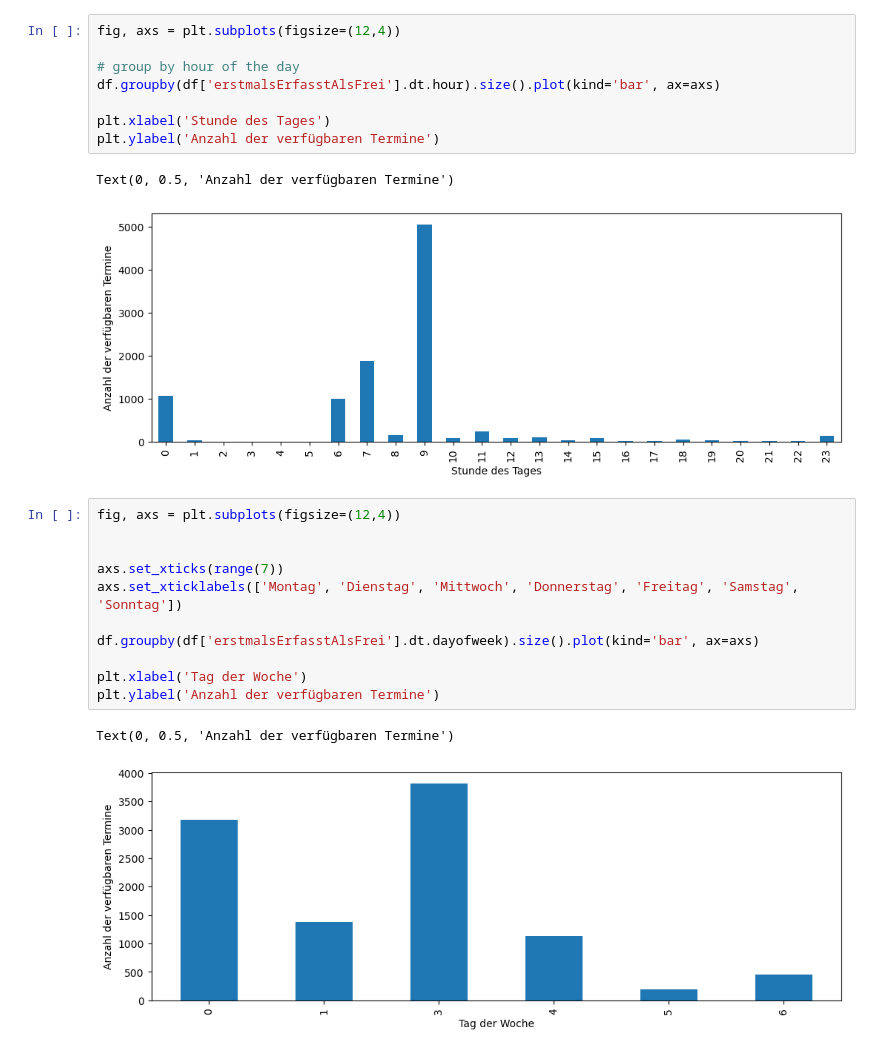
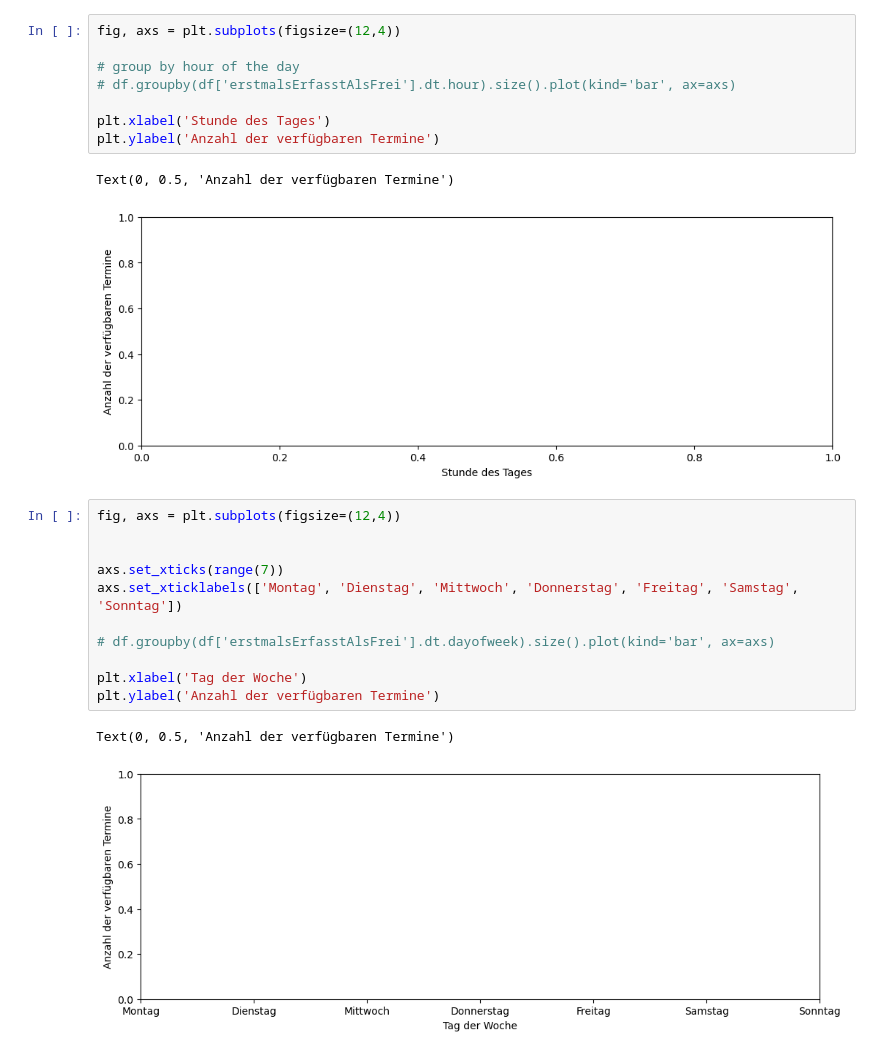
Before and after one commit to davidkempkens/appointment-scraper, a Jupyter notebook: dashboard.ipynb, the cells around one changed output. Cells and saved outputs as stored; diff of their text form.

```diff
--- a/dashboard.ipynb
+++ b/dashboard.ipynb
@@ -53,24 +105,24 @@ df['erstmalsErfasstAlsFrei'].hist(bins=100, figsize=(10, 5))
 fig, axs = plt.subplots(figsize=(12,4))
 
 # group by hour of the day
-df.groupby(df['erstmalsErfasstAlsFrei'].dt.hour).size().plot(kind='bar', ax=axs)
+# df.groupby(df['erstmalsErfasstAlsFrei'].dt.hour).size().plot(kind='bar', ax=axs)
 
 plt.xlabel('Stunde des Tages')
 plt.ylabel('Anzahl der verfügbaren Termine')
 # %% [output]
 Text(0, 0.5, 'Anzahl der verfügbaren Termine')
-[figure, old version]
+[figure, new version]
 # %%
 fig, axs = plt.subplots(figsize=(12,4))
 
 
 axs.set_xticks(range(7))
 axs.set_xticklabels(['Montag', 'Dienstag', 'Mittwoch', 'Donnerstag', 'Freitag', 'Samstag', 'Sonntag'])
 
-df.groupby(df['erstmalsErfasstAlsFrei'].dt.dayofweek).size().plot(kind='bar', ax=axs)
+# df.groupby(df['erstmalsErfasstAlsFrei'].dt.dayofweek).size().plot(kind='bar', ax=axs)
 
 plt.xlabel('Tag der Woche')
 plt.ylabel('Anzahl der verfügbaren Termine')
 # %% [output]
 Text(0, 0.5, 'Anzahl der verfügbaren Termine')
-[figure, old version]
+[figure, new version]
```
Also changed, not shown: parts of 11 cells of this notebook, 1 other file.
